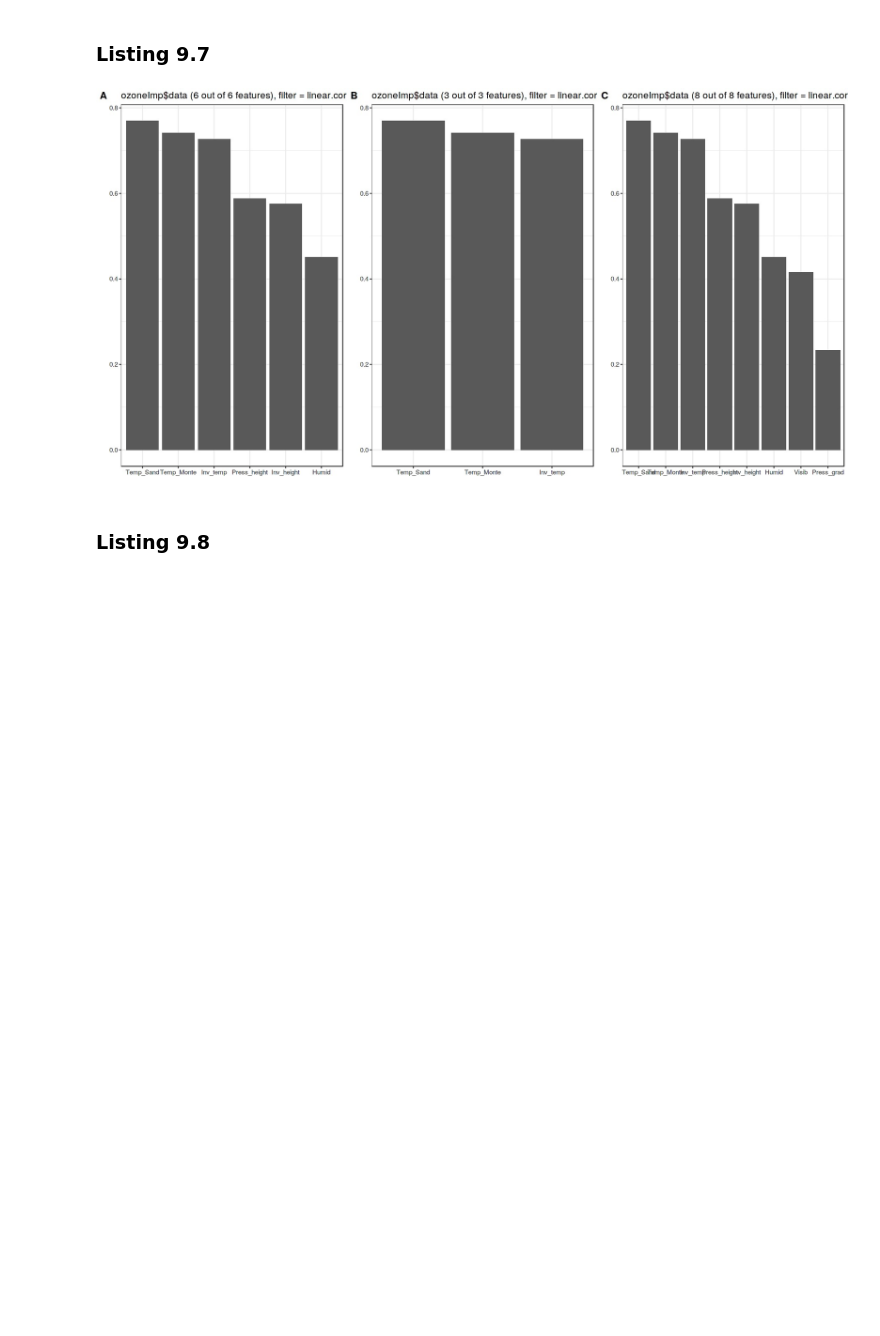
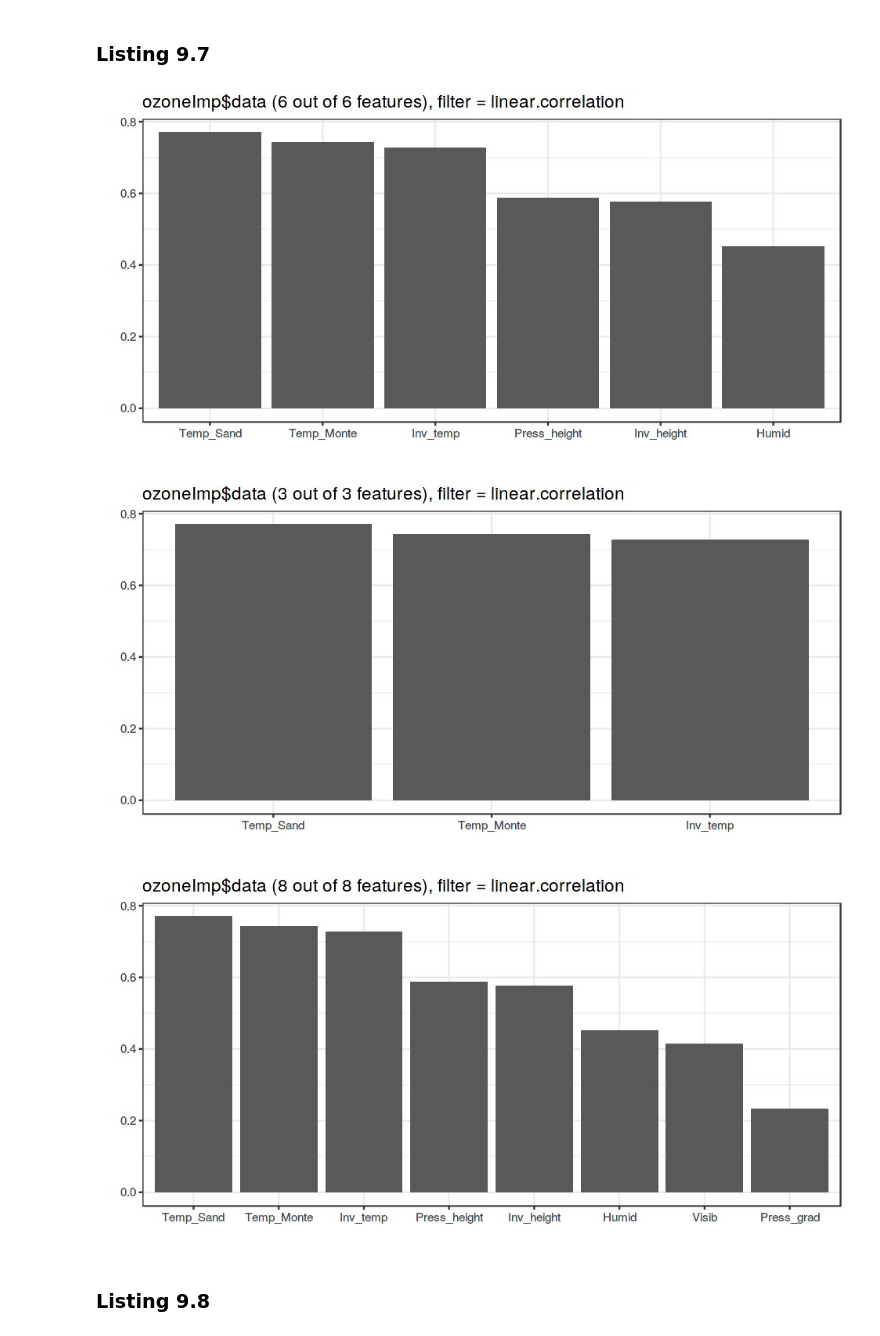
Before and after one commit to brainvat/Hefin-I-Rhys-Machine-Learning-with-R-the-tidyverse-and-mlr, a Jupyter notebook: chapter_09/Chapter 9 - Linear regression.ipynb, the cells around one changed output. Saved outputs shown, nothing was run; the diff lists cells and outputs as text; code cells hidden in the pictures; blank space fills up the shorter version.

```diff
--- a/chapter_09/Chapter 9 - Linear regression.ipynb
+++ b/chapter_09/Chapter 9 - Linear regression.ipynb
@@ -180,29 +181,34 @@ plotFilterValues(filterValsRF) + theme_bw()
 # %%
 # choose the best 6
 ozoneFiltTaskBest6 <- filterFeatures(ozoneTask,
                                fval = filterVals, abs = 6)
 ozoneFiltFeatBest6 <- generateFilterValuesData(ozoneFiltTaskBest6, method = "linear.correlation")
 p1 <- plotFilterValues(ozoneFiltFeatBest6) + theme_bw()
 
 # choose the best 25%
 ozoneFiltTaskTopQuartile <- filterFeatures(ozoneTask,
                                fval = filterVals, per = 0.25)
 ozoneFiltFeatTopQuartile <- generateFilterValuesData(ozoneFiltTaskTopQuartile, method = "linear.correlation")
 p2 <- plotFilterValues(ozoneFiltFeatTopQuartile) + theme_bw()
 
 
 # choose above 20% correlation coefficient
 ozoneFiltTaskTop20Percent <- filterFeatures(ozoneTask,
                                fval = filterVals, threshold = 0.2)
 ozoneFiltFeatTop20Percent <- generateFilterValuesData(ozoneFiltTaskTop20Percent, method = "linear.correlation")
 p3 <- plotFilterValues(ozoneFiltFeatTop20Percent) + theme_bw()
 
-figure <- ggarrange(p1, p2, p3,
-                    labels = c("A", "B", "C"),
-                    ncol = 3, nrow = 1)
-figure
+#figure <- ggarrange(p1, p2, p3,
+#                    labels = c("A", "B", "C"),
+#                    ncol = 3, nrow = 1)
+#figure
+p1
+p2
+p3
 # %% [output]
-[figure, old version]
+[figure, new version]
+[figure, added]
+[figure, added]
 # %% [markdown]
 ### Listing 9.8
 # %%
```
Also changed, not shown: parts of 13 cells of this notebook.
